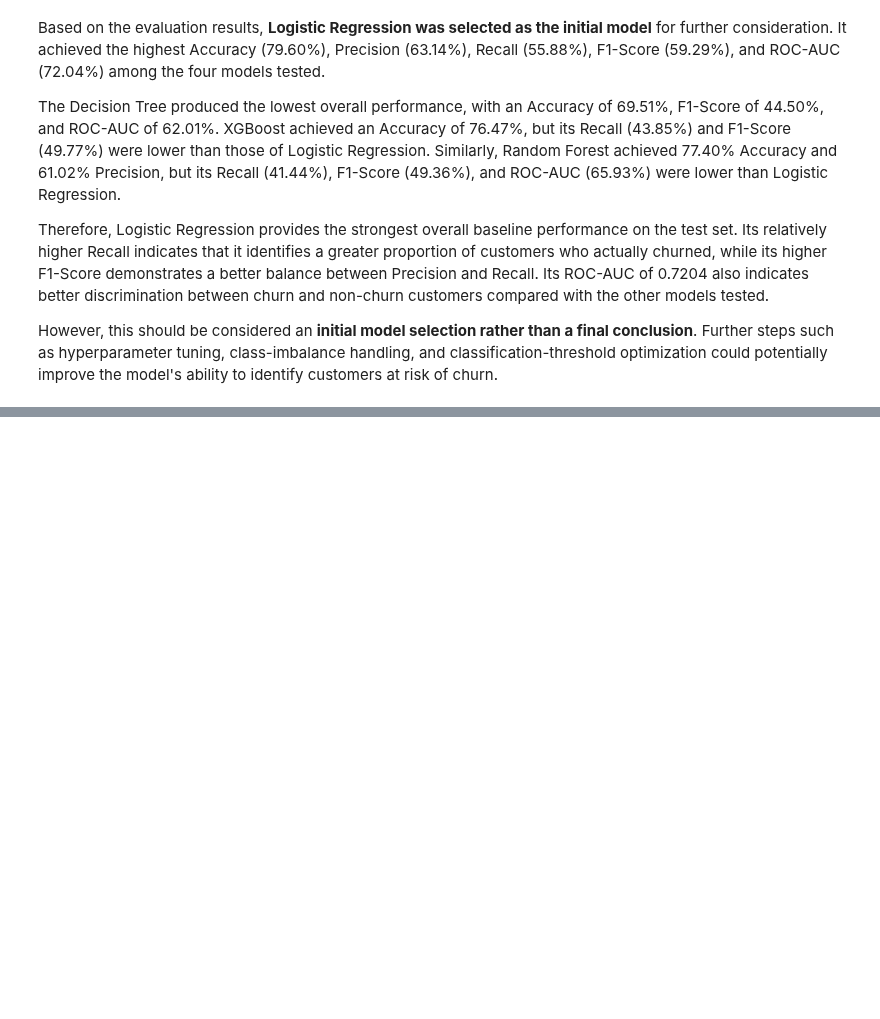
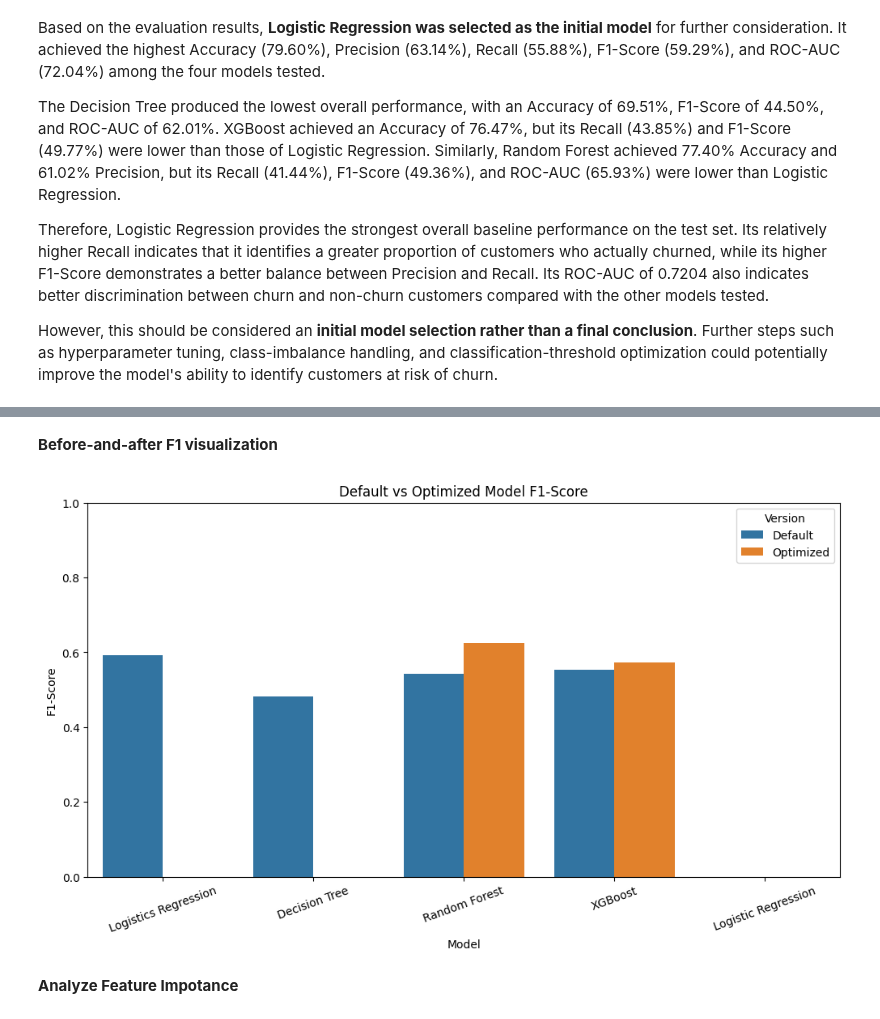
Before and after one commit to Domiclement/NEXAFRICA-CUSTOMER_CHURN_ANALYSIS, a Jupyter notebook: Customer_Churn_Analysis.ipynb, the cells around one changed output, grey strips where cells are left out. Drawn from its saved outputs; the diff is of its cells as text; code cells hidden in the pictures; blank space fills up the shorter version.

```diff
--- a/Customer_Churn_Analysis.ipynb
+++ b/Customer_Churn_Analysis.ipynb
@@ -788,0 +1564,8 @@ However, this should be considered an **initial model selection rather than a fi
+# %%
+xgb_pipeline = Pipeline([
+    ('classifier', XGBClassifier(
+        random_state=42,
+        eval_metric = 'logloss',
+        n_jobs=-1
+    ))
+])
@@ -788,0 +1838,16 @@ However, this should be considered an **initial model selection rather than a fi
+# %%
+# Combine them
+
+default_results_df['Version'] = 'Default'
+
+optimized_results_df['Version'] = 'Optimized'
+
+before_after_result = pd.concat(
+    [
+        default_results_df,
+        optimized_results_df
+    ],
+    ignore_index = True
+)
+
+before_after_result
@@ -788,0 +1880,24 @@ However, this should be considered an **initial model selection rather than a fi
+# %% [markdown]
+**Before-and-after F1 visualization**
+# %%
+plt.figure(figsize=(12, 6))
+
+sns.barplot(
+    data=before_after_result,
+    x='Model',
+    y='F1-Score',
+    hue='Version'
+)
+
+plt.title('Default vs Optimized Model F1-Score')
+plt.ylabel('F1-Score')
+plt.xlabel('Model')
+plt.ylim(0, 1)
+
+plt.xticks(rotation=20)
+
+plt.show()
+# %% [output]
+[figure, added]
+# %% [markdown]
+**Analyze Feature Impotance**
```
Also changed, not shown: parts of 73 cells of this notebook.
